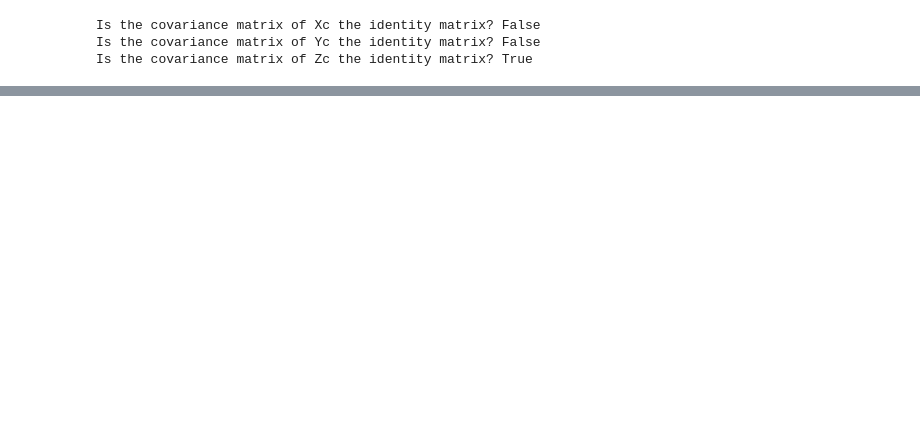
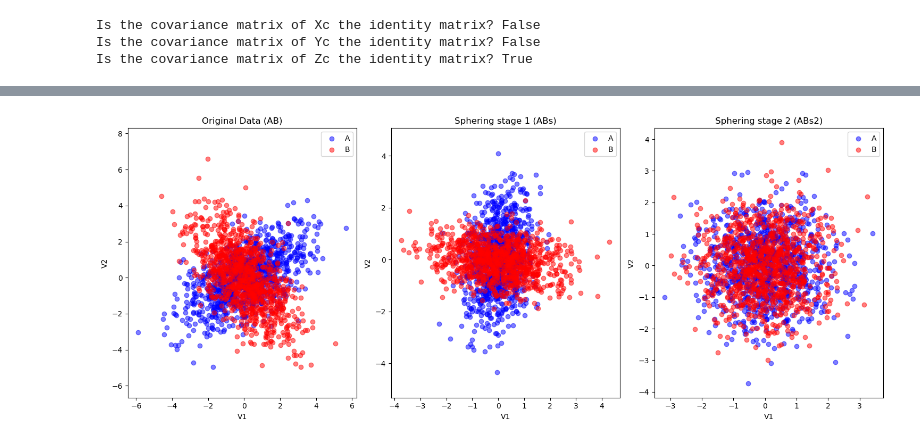
Before and after one commit to shntnu/sphering, a Jupyter notebook: batch_sphering.ipynb, the cells around one changed output, grey strips where cells are left out. Drawn from its saved outputs; the diff is of its cells as text; code cells hidden in the pictures; blank space fills up the shorter version.

Commit message:
demo sphering

```diff
--- a/batch_sphering.ipynb
+++ b/batch_sphering.ipynb
@@ -96,0 +163,54 @@ Zc.cov().round(3)
+# %%
+from pycytominer.normalize import normalize
+
+def run_normalize(df):
+    return normalize(
+        profiles=df,
+        features=['V1', 'V2'],
+        meta_features="infer",
+        method="Spherize",
+        spherize_method="PCA",
+        spherize_epsilon=0,
+    )
+
+df_ABs = run_normalize(df_AB)
+
+df_As = run_normalize(df_ABs.query("Metadata_source == 'A'"))
+df_Bs = run_normalize(df_ABs.query("Metadata_source == 'B'"))
+
+df_ABs2 = pd.concat([df_As, df_Bs], axis=0, ignore_index=True)
+# %%
+# Plotting the data
+fig, ax = plt.subplots(1, 3, figsize=(15, 6))
+
+# Plot df_AB
+ax[0].scatter(df_AB[df_AB['Metadata_source'] == 'A']['V1'], df_AB[df_AB['Metadata_source'] == 'A']['V2'], alpha=0.5, label='A', color='blue')
+ax[0].scatter(df_AB[df_AB['Metadata_source'] == 'B']['V1'], df_AB[df_AB['Metadata_source'] == 'B']['V2'], alpha=0.5, label='B', color='red')
+ax[0].set_title('Original Data (AB)')
+ax[0].set_xlabel('V1')
+ax[0].set_ylabel('V2')
+ax[0].legend()
+ax[0].axis('equal')
+
+# Plot df_ABs
+ax[1].scatter(df_ABs[df_ABs['Metadata_source'] == 'A']['V1'], df_ABs[df_ABs['Metadata_source'] == 'A']['V2'], alpha=0.5, label='A', color='blue')
+ax[1].scatter(df_ABs[df_ABs['Metadata_source'] == 'B']['V1'], df_ABs[df_ABs['Metadata_source'] == 'B']['V2'], alpha=0.5, label='B', color='red')
+ax[1].set_title('Sphering stage 1 (ABs)')
+ax[1].set_xlabel('V1')
+ax[1].set_ylabel('V2')
+ax[1].legend()
+ax[1].axis('equal')
+
+# Plot df_ABs2
+ax[2].scatter(df_ABs2[df_ABs2['Metadata_source'] == 'A']['V1'], df_ABs2[df_ABs2['Metadata_source'] == 'A']['V2'], alpha=0.5, label='A', color='blue')
+ax[2].scatter(df_ABs2[df_ABs2['Metadata_source'] == 'B']['V1'], df_ABs2[df_ABs2['Metadata_source'] == 'B']['V2'], alpha=0.5, label='B', color='red')
+ax[2].set_title('Sphering stage 2 (ABs2)')
+ax[2].set_xlabel('V1')
+ax[2].set_ylabel('V2')
+ax[2].legend()
+ax[2].axis('equal')
+
+plt.tight_layout()
+plt.show()
+# %% [output]
+[figure, added]
```
Also changed, not shown: parts of 5 cells of this notebook.
